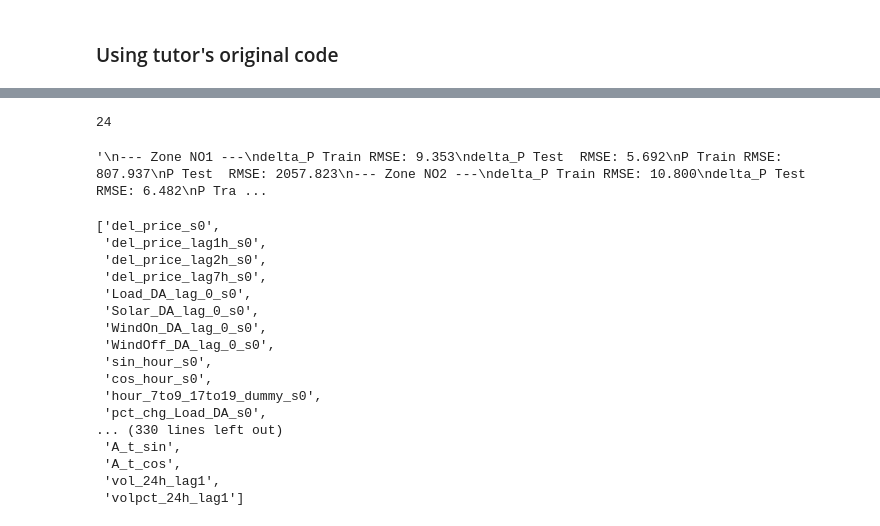
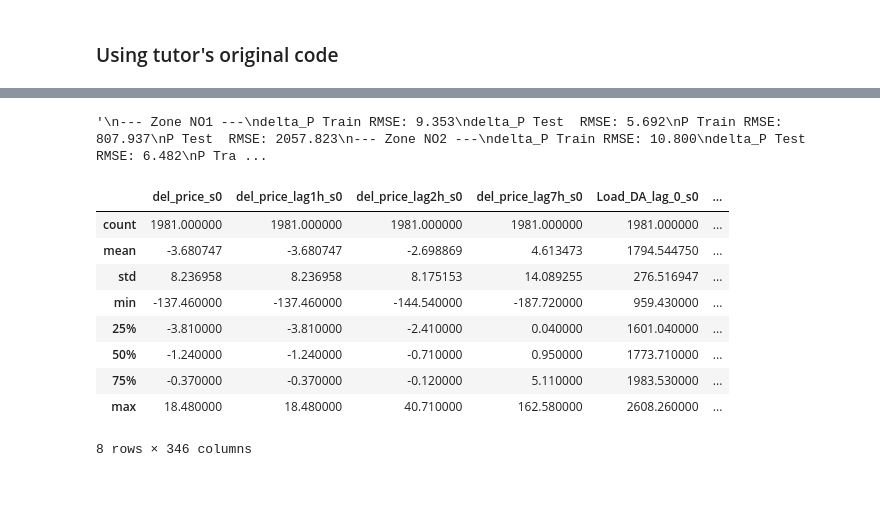
Before and after one commit to aamaguay/DLiE_forecast, a Jupyter notebook: srs/notebooks/playground_mlp.ipynb, the cells around one changed output, grey strips where cells are left out. Cells and saved outputs as stored; diff of their text form; code cells hidden in the pictures; blank space fills up the shorter version.

```diff
--- a/srs/notebooks/playground_mlp.ipynb
+++ b/srs/notebooks/playground_mlp.ipynb
@@ -267,5 +224 @@ ImportError: cannot import name 'forecast_lgbm_whole_sample_w_Optuna' from 'srs.
-# %%
-len(reg_data['dep_indices'])
-# %% [output]
-24
 # %%
@@ -360,23 +252,3 @@ P Test  RMSE: 1511.378
 '''
 # %% [output]
 '\n--- Zone NO1 ---\ndelta_P Train RMSE: 9.353\ndelta_P Test  RMSE: 5.692\nP Train RMSE: 807.937\nP Test  RMSE: 2057.823\n--- Zone NO2 ---\ndelta_P Train RMSE: 10.800\ndelta_P Test  RMSE: 6.482\nP Tra ...
-# %%
-reg_df.columns.to_list()
-# %% [output]
-['del_price_s0',
- 'del_price_lag1h_s0',
- 'del_price_lag2h_s0',
- 'del_price_lag7h_s0',
- 'Load_DA_lag_0_s0',
- 'Solar_DA_lag_0_s0',
- 'WindOn_DA_lag_0_s0',
- 'WindOff_DA_lag_0_s0',
- 'sin_hour_s0',
- 'cos_hour_s0',
- 'hour_7to9_17to19_dummy_s0',
- 'pct_chg_Load_DA_s0',
-... (330 lines left out)
- 'A_t_sin',
- 'A_t_cos',
- 'vol_24h_lag1',
- 'volpct_24h_lag1']
@@ -382,0 +260,13 @@ reg_df.columns.to_list()
+# %%
+reg_df.describe()
+# %% [output]
+|  | del_price_s0 | del_price_lag1h_s0 | del_price_lag2h_s0 | del_price_lag7h_s0 | Load_DA_lag_0_s0 | ... |
+| count | 1981.000000 | 1981.000000 | 1981.000000 | 1981.000000 | 1981.000000 | ... |
+| mean | -3.680747 | -3.680747 | -2.698869 | 4.613473 | 1794.544750 | ... |
+| std | 8.236958 | 8.236958 | 8.175153 | 14.089255 | 276.516947 | ... |
+| min | -137.460000 | -137.460000 | -144.540000 | -187.720000 | 959.430000 | ... |
+| 25% | -3.810000 | -3.810000 | -2.410000 | 0.040000 | 1601.040000 | ... |
+| 50% | -1.240000 | -1.240000 | -0.710000 | 0.950000 | 1773.710000 | ... |
+| 75% | -0.370000 | -0.370000 | -0.120000 | 5.110000 | 1983.530000 | ... |
+| max | 18.480000 | 18.480000 | 40.710000 | 162.580000 | 2608.260000 | ... |
+8 rows × 346 columns
```
Also changed, not shown: parts of 5 cells of this notebook, 3 other files.
